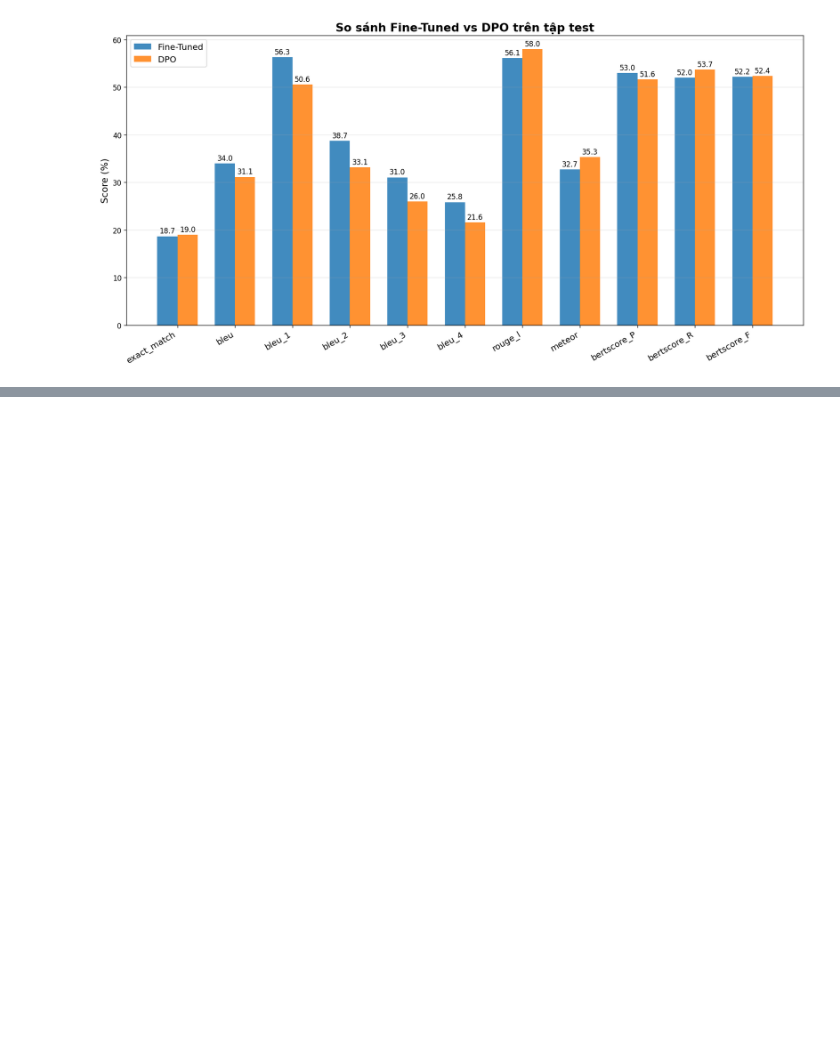
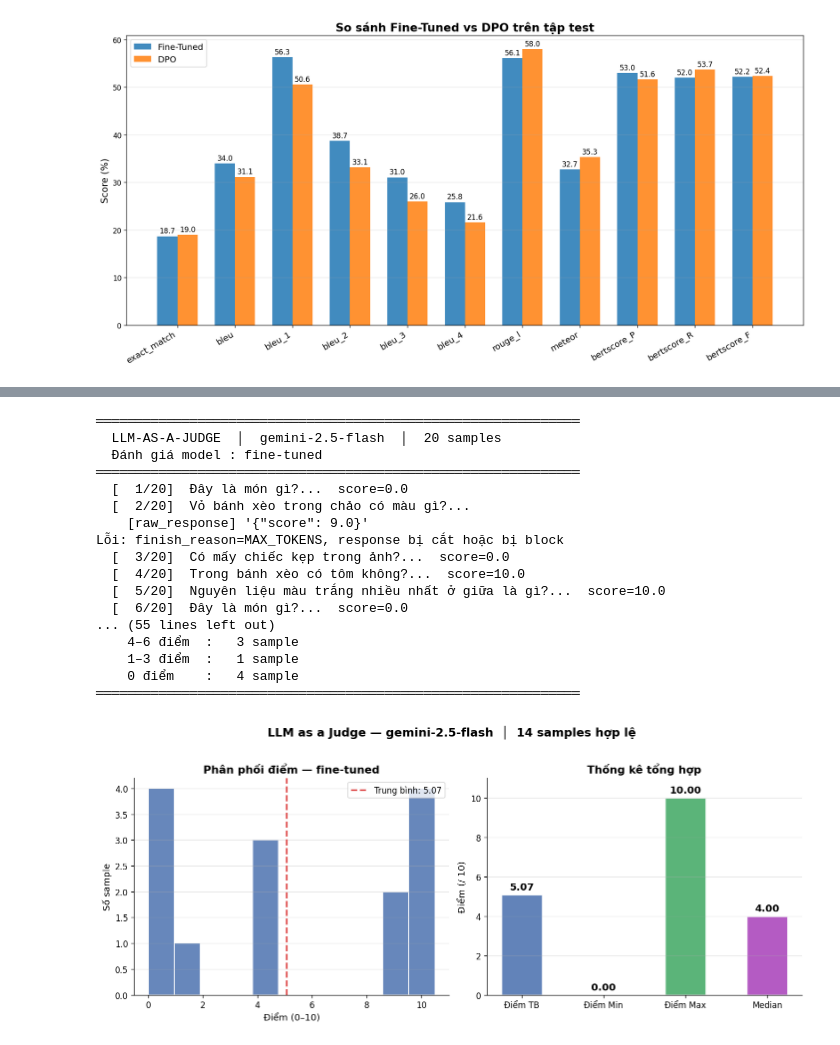
Before and after one commit to Vinh306/DL-VQA-2526, a Jupyter notebook: eval.ipynb, the cells around one changed output, grey strips where cells are left out. Drawn from its saved outputs; the diff is of its cells as text; code cells hidden in the pictures; blank space fills up the shorter version.

```diff
--- a/eval.ipynb
+++ b/eval.ipynb
@@ -253,7 +251,7 @@ evaluator = VQAEvaluator(
     bleu_tokenize="char",                   # char-level phù hợp tiếng Việt
 )
 
-metrics_ft, _, _ = evaluator.evaluate(
+metrics_ft, test_pred_ft, _ = evaluator.evaluate(
     model = model_ft,
     loader = None,
     model_name = "BLIP-LoRA (lpv30/DL-CK)",
@@ -526,0 +559,31 @@ plt.show()
+# %%
+judge_ft = LLMJudge(
+    api_key = os.environ.get("GEMINI_API_KEY", ""),
+    model_name = "fine-tuned",
+    max_samples = 20,
+    delay = 15,
+)
+
+results_ft = judge_ft.evaluate(test_samples, test_pred_ft)
+judge_ft.save("judge_results_ft.json")
+judge_ft._print_summary(judge_ft.summary)
+judge_ft.plot_summary()
+# %% [output]
+══════════════════════════════════════════════════════════════
+  LLM-AS-A-JUDGE  │  gemini-2.5-flash  │  20 samples
+  Đánh giá model : fine-tuned
+══════════════════════════════════════════════════════════════
+  [  1/20]  Đây là món gì?...  score=0.0
+  [  2/20]  Vỏ bánh xèo trong chảo có màu gì?...
+    [raw_response] '{"score": 9.0}'
+Lỗi: finish_reason=MAX_TOKENS, response bị cắt hoặc bị block
+  [  3/20]  Có mấy chiếc kẹp trong ảnh?...  score=0.0
+  [  4/20]  Trong bánh xèo có tôm không?...  score=10.0
+  [  5/20]  Nguyên liệu màu trắng nhiều nhất ở giữa là gì?...  score=10.0
+  [  6/20]  Đây là món gì?...  score=0.0
+... (55 lines left out)
+    4–6 điểm  :   3 sample
+    1–3 điểm  :   1 sample
+    0 điểm    :   4 sample
+══════════════════════════════════════════════════════════════
+[figure, added]
```
Also changed, not shown: parts of 8 cells of this notebook, 6 other files.
